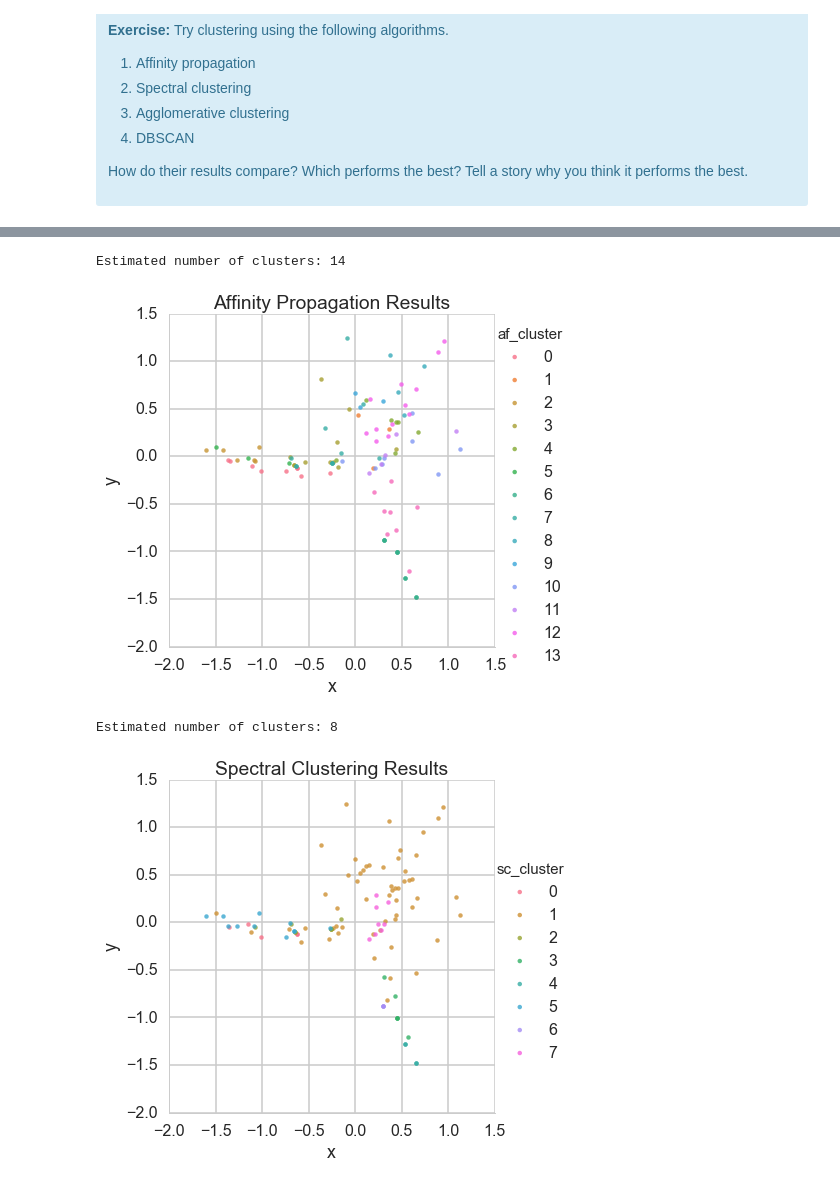
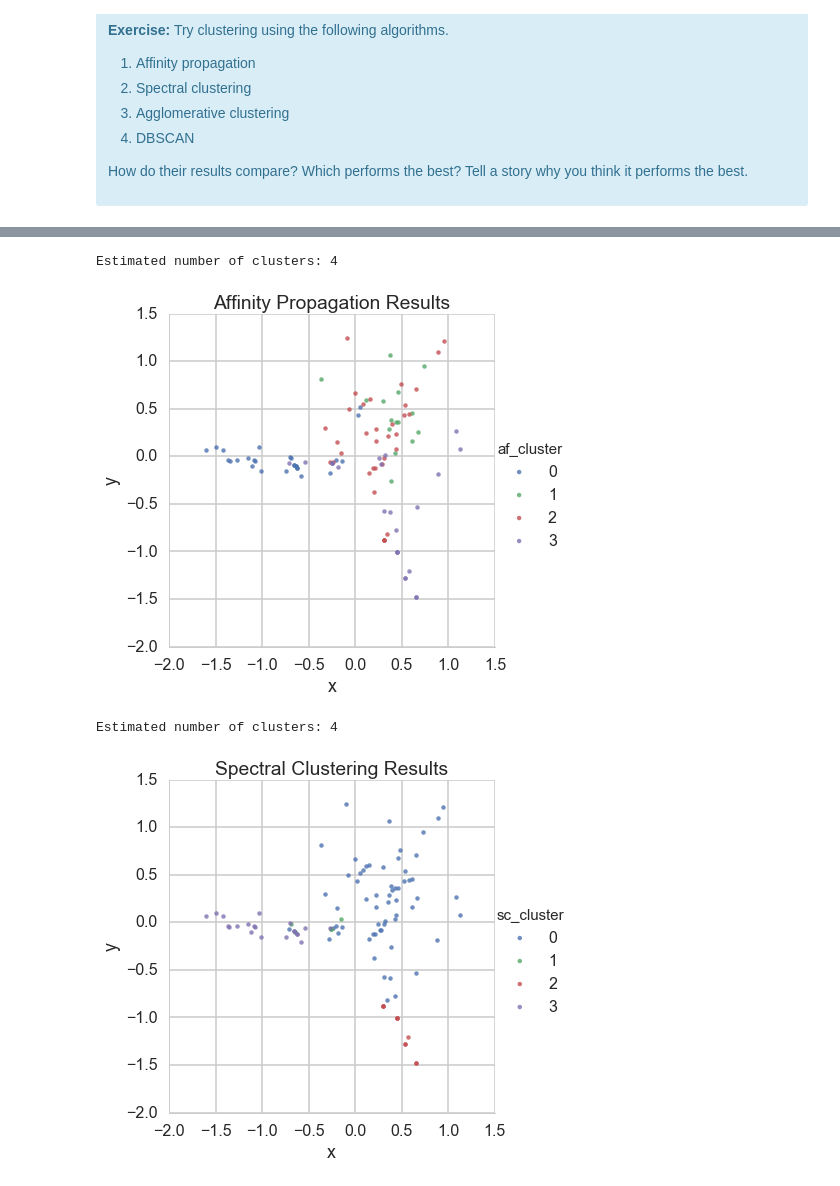
Before and after one commit to skrzym/Springboard, a Jupyter notebook: 11 - Machine Learning/05 - Introduction to Unsupervised Learning/03 - Customer Segmentation Using Clustering/Mini_Project_Clustering - Complete.ipynb, the cells around one changed output, grey strips where cells are left out. Drawn from its saved outputs; the diff is of its cells as text; code cells hidden in the pictures.

```diff
--- a/11 - Machine Learning/05 - Introduction to Unsupervised Learning/03 - Customer Segmentation Using Clustering/Mini_Project_Clustering - Complete.ipynb
+++ b/11 - Machine Learning/05 - Introduction to Unsupervised Learning/03 - Customer Segmentation Using Clustering/Mini_Project_Clustering - Complete.ipynb
@@ -527,18 +533,18 @@ Source: http://scikit-learn.org/stable/modules/clustering.html
 # %%
 from sklearn.cluster import AffinityPropagation
-af = AffinityPropagation()
+af = AffinityPropagation(preference=-20)
 offers_taken['af_cluster'] = af.fit_predict(np_matrix)
 print('Estimated number of clusters: {}'.format(len(af.cluster_centers_indices_)))
 
 sns.lmplot(data=offers_taken,x='x',y='y',hue='af_cluster',legend=True,fit_reg=False,size=6)
 plt.title('Affinity Propagation Results')
 plt.show()
 # %% [output]
-Estimated number of clusters: 14
+Estimated number of clusters: 4
-[figure, old version]
+[figure, new version]
 # %%
 from sklearn.cluster import SpectralClustering
-sc = SpectralClustering()
+sc = SpectralClustering(4)
 offers_taken['sc_cluster'] = sc.fit_predict(np_matrix)
 
 print('Estimated number of clusters: {}'.format(sc.n_clusters))
@@ -547,7 +553,7 @@ sns.lmplot(data=offers_taken,x='x',y='y',hue='sc_cluster',legend=True,fit_reg=Fa
 plt.title('Spectral Clustering Results')
 plt.show()
 # %% [output]
-Estimated number of clusters: 8
+Estimated number of clusters: 4
-[figure, old version]
+[figure, new version]
 # %%
 from sklearn.cluster import AgglomerativeClustering
```
Also changed, not shown: parts of 8 cells of this notebook, 6 other files.
